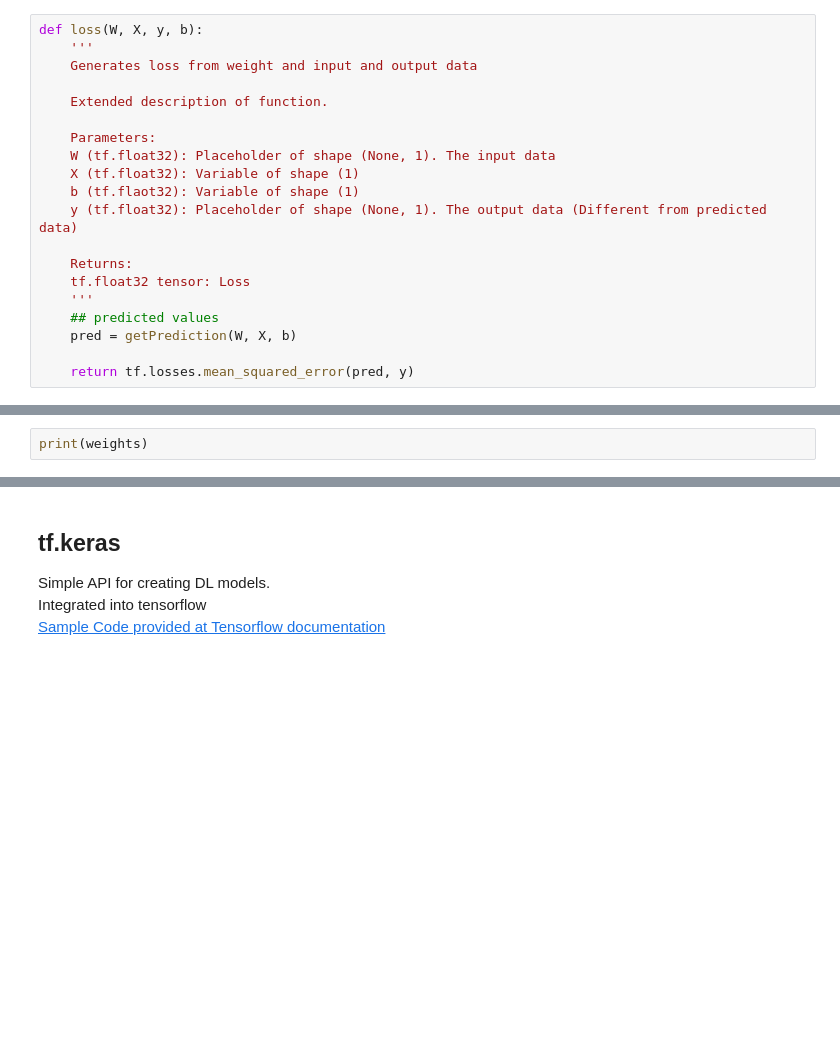
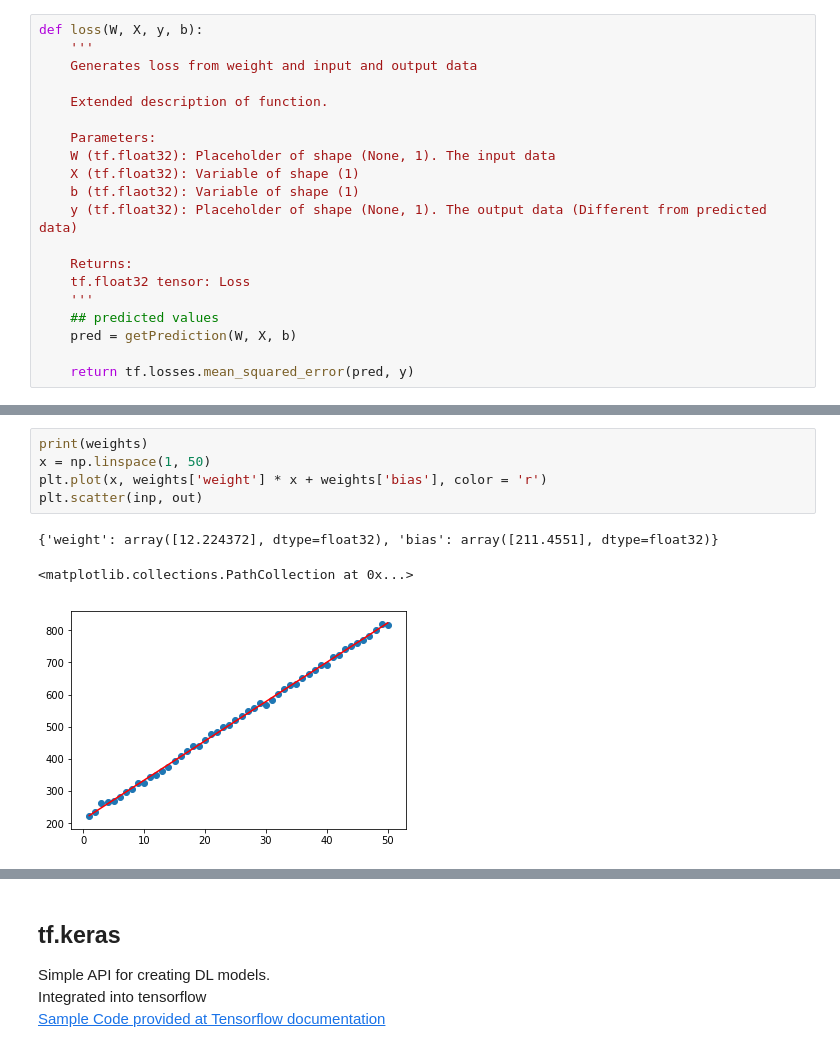
Before and after one commit to vaibagga/TensorflowCSIR, a Jupyter notebook: Tensorflow Basics.ipynb, the cells around one changed output, grey strips where cells are left out. Cells and saved outputs as stored; diff of their text form; blank space fills up the shorter version.

```diff
--- a/Tensorflow Basics.ipynb
+++ b/Tensorflow Basics.ipynb
@@ -225,2 +275,9 @@ with tf.Session() as sess:
-# %%
-print(weights)
+# %%
+print(weights)
+x = np.linspace(1, 50)
+plt.plot(x, weights['weight'] * x + weights['bias'], color = 'r')
+plt.scatter(inp, out)
+# %% [output]
+{'weight': array([12.224372], dtype=float32), 'bias': array([211.4551], dtype=float32)}
+<matplotlib.collections.PathCollection at 0x...>
+[figure, added]
```
Also changed, not shown: parts of 18 cells of this notebook, 3 other files.
